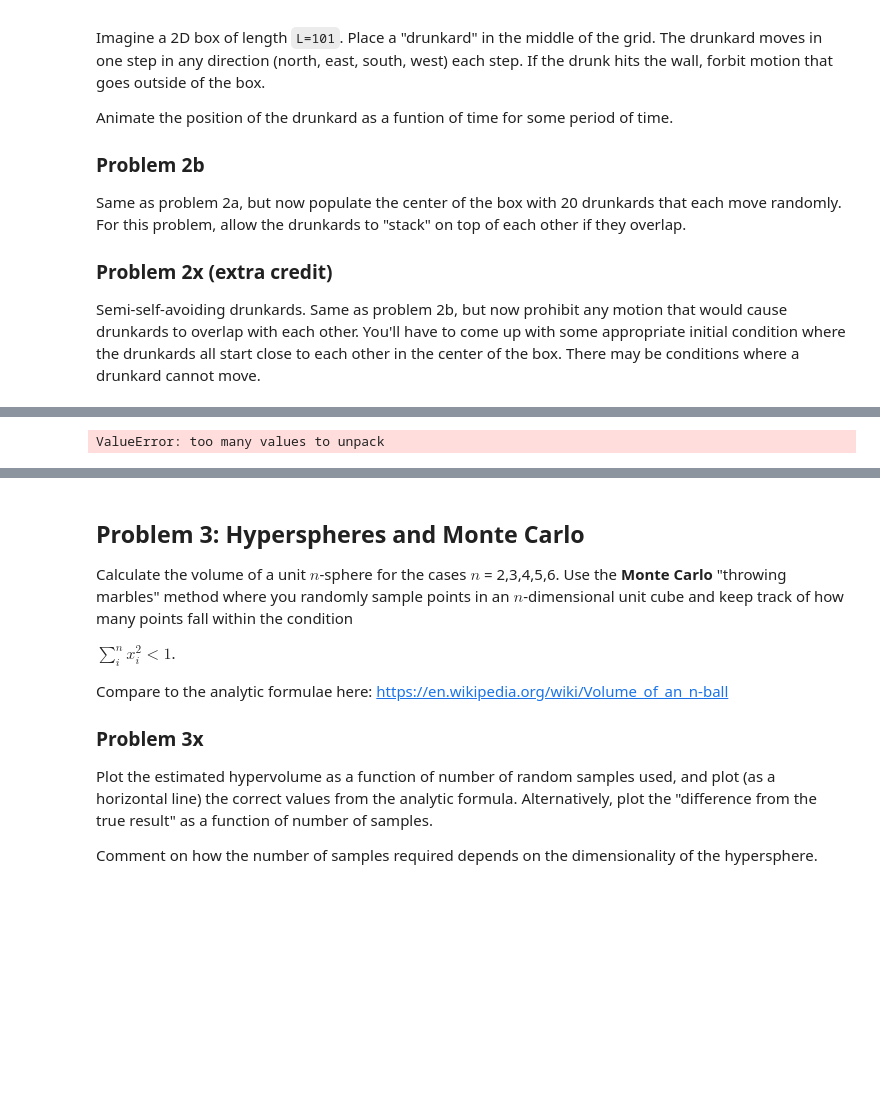
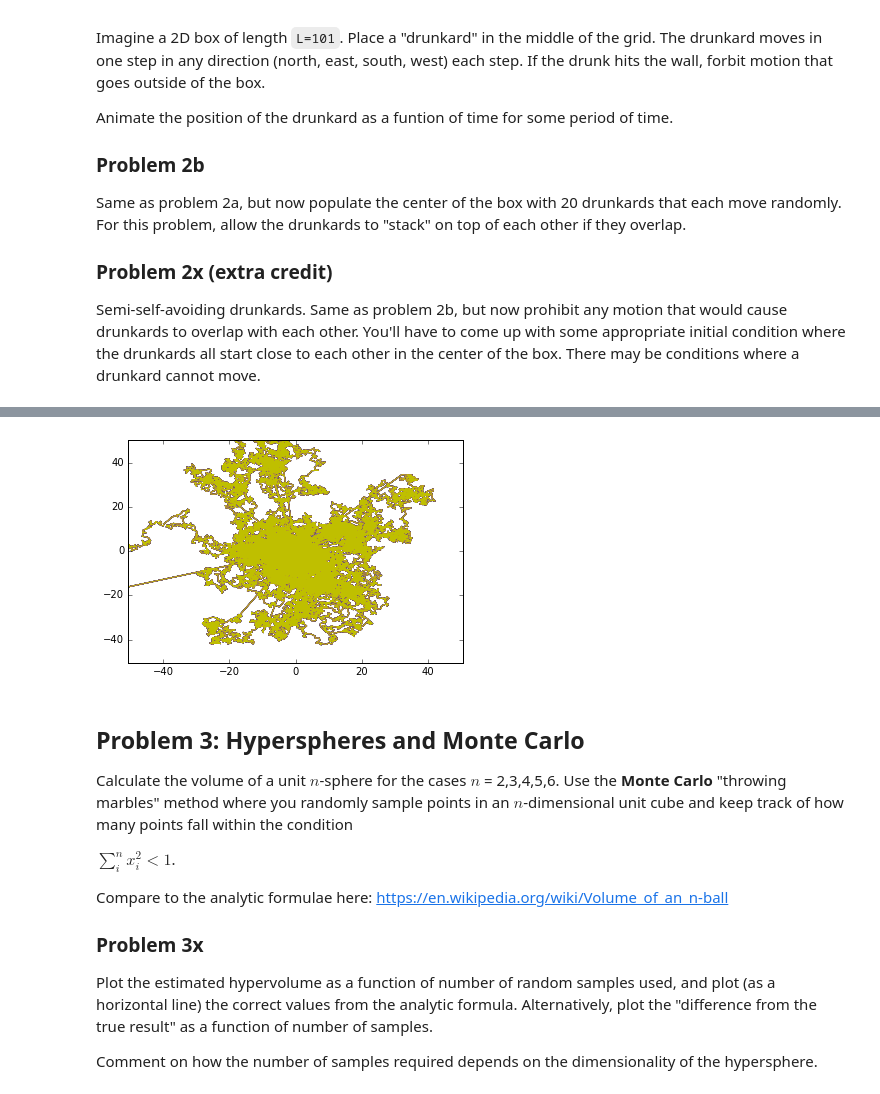
Before and after one commit to whick002/Homework06, a Jupyter notebook: Homework 6.ipynb, the cells around one changed output, grey strips where cells are left out. Drawn from its saved outputs; the diff is of its cells as text; code cells hidden in the pictures; blank space fills up the shorter version.

```diff
--- a/Homework 6.ipynb
+++ b/Homework 6.ipynb
@@ -321,17 +322,20 @@ anim=FuncAnimation(fig,update,frames=1000)
 # %%
 L=101.0
-xs,ys=np.zeros((20,1000))
+xs=np.zeros((20,1000))
+ys=np.zeros((20,1000))
 for i in range(0,20):
     _,xs[i],ys[i],_=drunkards_walk_3D(1000,is2D=True,xlim=L/2,ylim=L/2)
 
+L=101.0
+
 fig,ax=plt.subplots()
-line,=plt.plot(xs,ys,animated=True)
 ax.set_xlim(-L/2,L/2)
 ax.set_ylim(-L/2,L/2)
 
-def update(i):
-    return xs[i],ys[i]
+for j in range(len(xs)):
+    line,=plt.plot(xs[j],ys[j])
 
-anim=FuncAnimation(fig,update,frames=1000)
+    for i in range(len(xs[j])):
+        line.set_data(xs[:i],ys[:i])
+    fig.canvas.draw()
 # %% [output]
-ValueError: too many values to unpack
@@ -338,3 +344,4 @@ ValueError: too many values to unpack
+[figure, added]
 # %% [markdown]
 ## Problem 3: Hyperspheres and Monte Carlo
 
```
Also changed, not shown: parts of 7 cells of this notebook.
